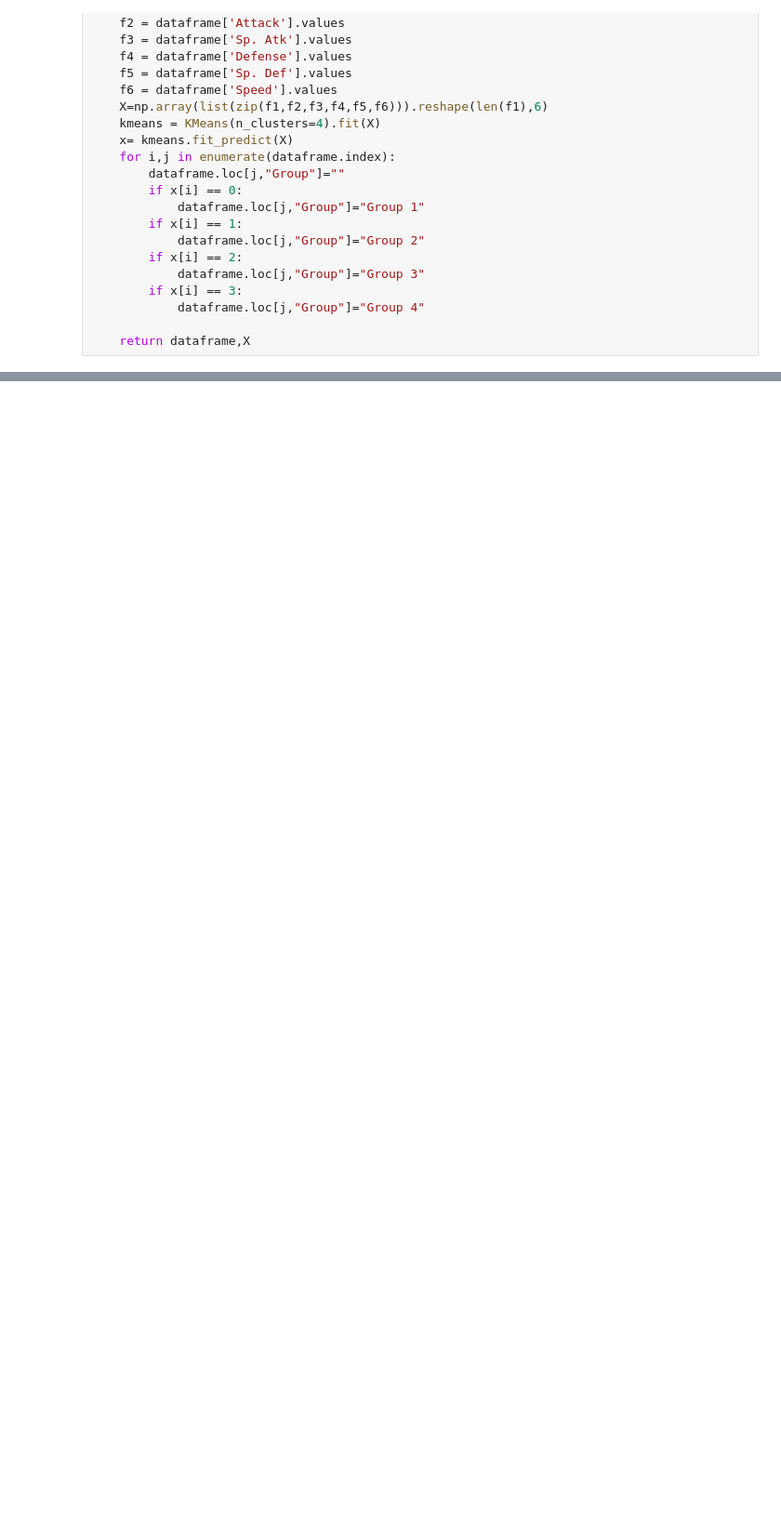
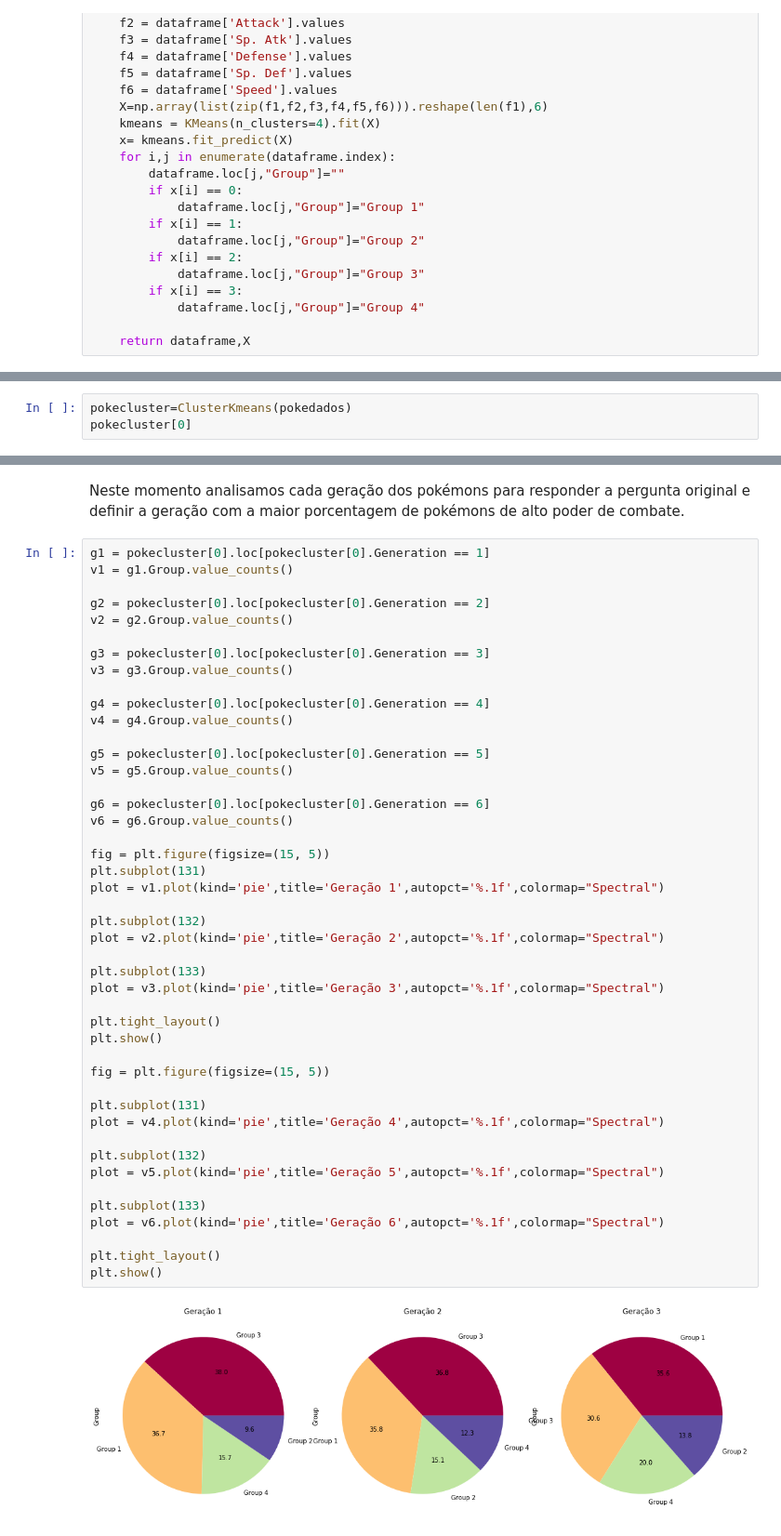
Before and after one commit to LucasVaz97/Ciencia-dos-Dados, a Jupyter notebook: Projeto_3/PokeCluster.ipynb, the cells around one changed output, grey strips where cells are left out. Shown at 93% size. Saved outputs shown, nothing was run; the diff lists cells and outputs as text; blank space fills up the shorter version.

```diff
--- a/Projeto_3/PokeCluster.ipynb
+++ b/Projeto_3/PokeCluster.ipynb
@@ -196,0 +208,3 @@ Generation(x,1).sort("Group").head(10)
+# %%
+pokecluster=ClusterKmeans(pokedados)
+pokecluster[0]
@@ -196,0 +232,49 @@ Generation(x,1).sort("Group").head(10)
+# %% [markdown]
+Neste momento analisamos cada geração dos pokémons para responder a pergunta original e definir a geração com a maior porcentagem de pokémons de alto poder de combate.
+# %%
+g1 = pokecluster[0].loc[pokecluster[0].Generation == 1]
+v1 = g1.Group.value_counts()
+
+g2 = pokecluster[0].loc[pokecluster[0].Generation == 2]
+v2 = g2.Group.value_counts()
+
+g3 = pokecluster[0].loc[pokecluster[0].Generation == 3]
+v3 = g3.Group.value_counts()
+
+g4 = pokecluster[0].loc[pokecluster[0].Generation == 4]
+v4 = g4.Group.value_counts()
+
+g5 = pokecluster[0].loc[pokecluster[0].Generation == 5]
+v5 = g5.Group.value_counts()
+
+g6 = pokecluster[0].loc[pokecluster[0].Generation == 6]
+v6 = g6.Group.value_counts()
+
+fig = plt.figure(figsize=(15, 5))
+plt.subplot(131)
+plot = v1.plot(kind='pie',title='Geração 1',autopct='%.1f',colormap="Spectral")
+
+plt.subplot(132)
+plot = v2.plot(kind='pie',title='Geração 2',autopct='%.1f',colormap="Spectral")
+
+plt.subplot(133)
+plot = v3.plot(kind='pie',title='Geração 3',autopct='%.1f',colormap="Spectral")
+
+plt.tight_layout()
+plt.show()
+
+fig = plt.figure(figsize=(15, 5))
+
+plt.subplot(131)
+plot = v4.plot(kind='pie',title='Geração 4',autopct='%.1f',colormap="Spectral")
+
+plt.subplot(132)
+plot = v5.plot(kind='pie',title='Geração 5',autopct='%.1f',colormap="Spectral")
+
+plt.subplot(133)
+plot = v6.plot(kind='pie',title='Geração 6',autopct='%.1f',colormap="Spectral")
+
+plt.tight_layout()
+plt.show()
+# %% [output]
+[figure, added]
```
Also changed, not shown: parts of 25 cells of this notebook, 1 other file.
